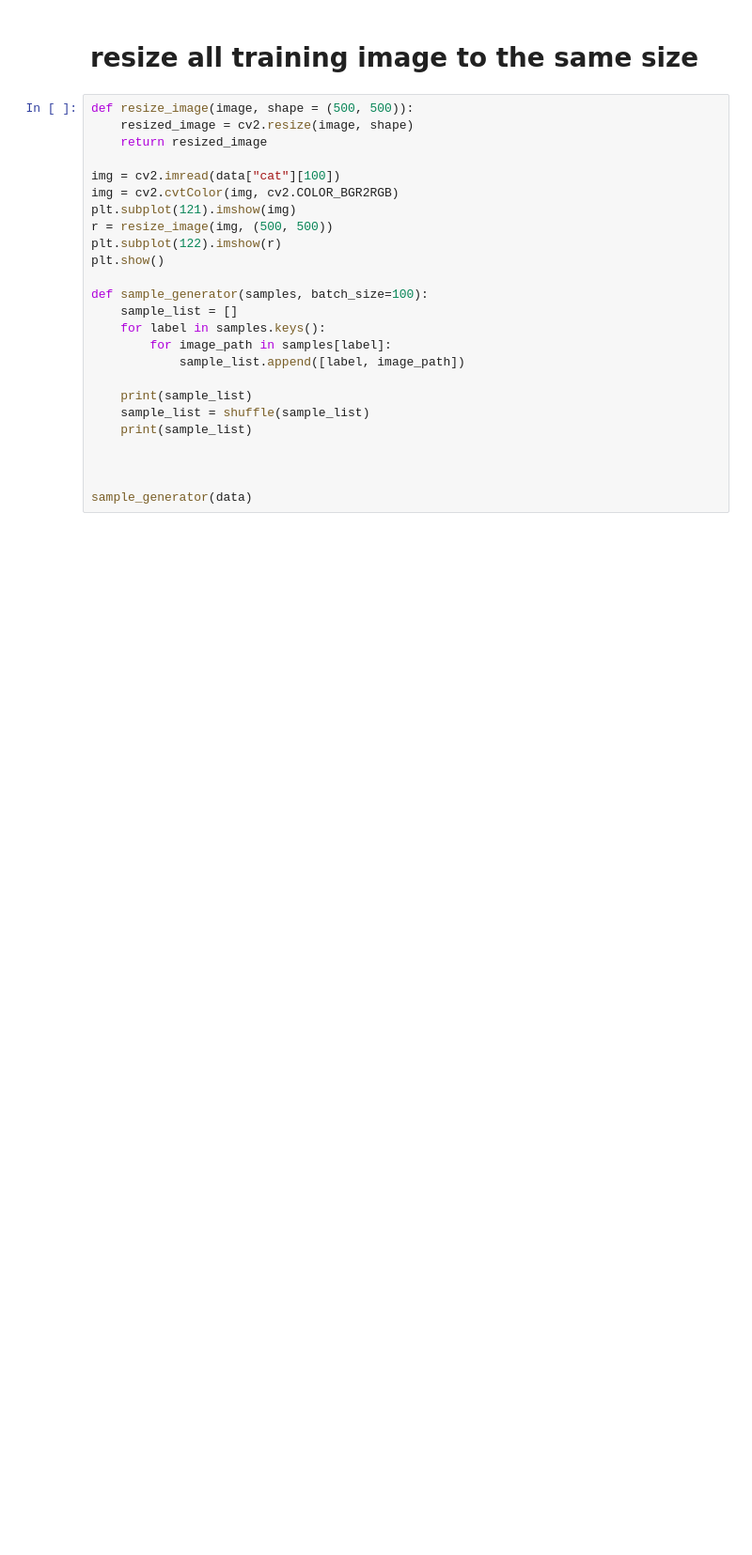
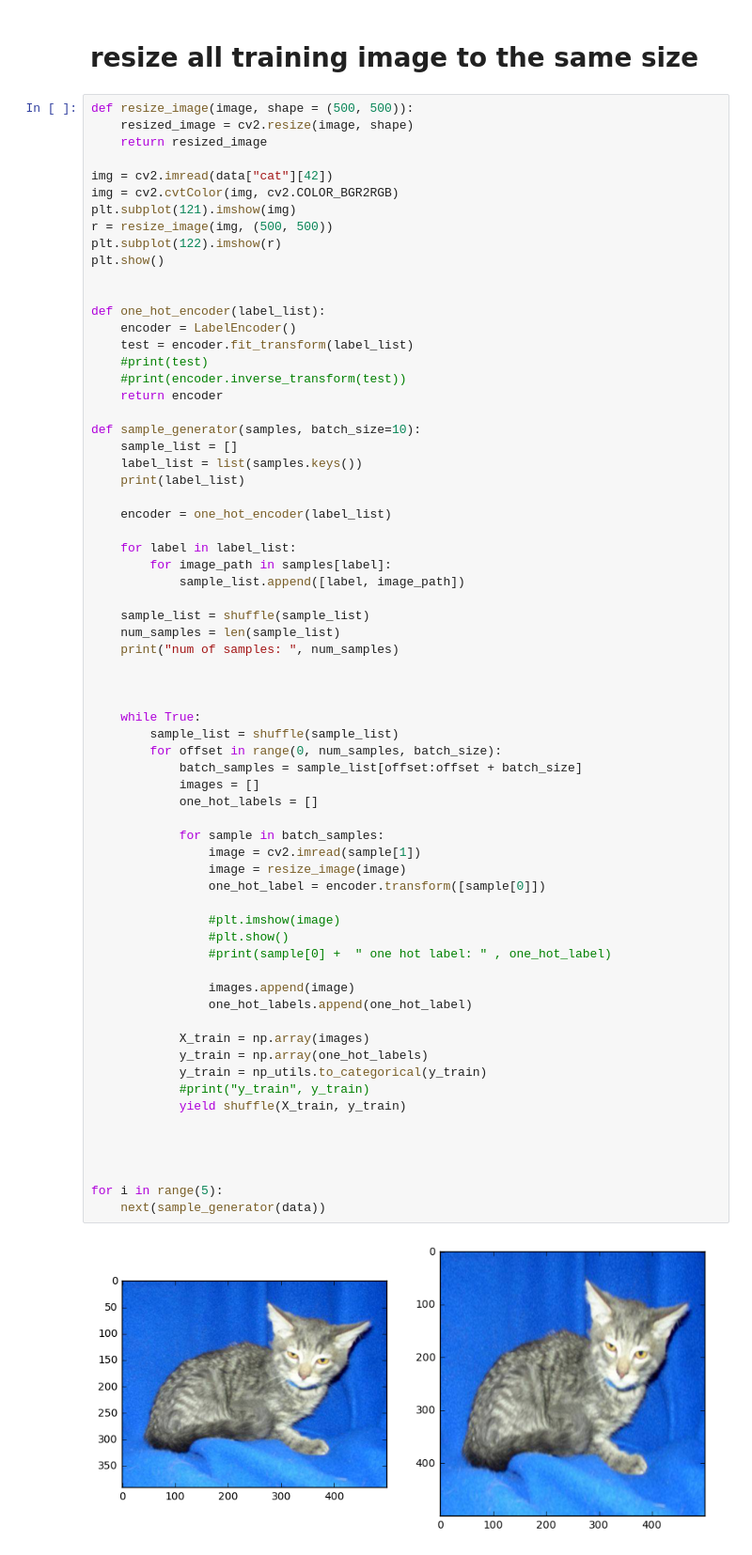
Before and after one commit to zwh42/DogVsCat, a Jupyter notebook: DogVsCatFlowSetup.ipynb, the cells around one changed output. Shown at 94% size. Saved outputs shown, nothing was run; the diff lists cells and outputs as text; blank space fills up the shorter version.

```diff
--- a/DogVsCatFlowSetup.ipynb
+++ b/DogVsCatFlowSetup.ipynb
@@ -90,25 +118,69 @@ visualize_image_size_distribution(temp_counter_dict)
 # %%
 def resize_image(image, shape = (500, 500)):
     resized_image = cv2.resize(image, shape)
     return resized_image
 
-img = cv2.imread(data["cat"][100])
+img = cv2.imread(data["cat"][42])
 img = cv2.cvtColor(img, cv2.COLOR_BGR2RGB)
 plt.subplot(121).imshow(img)
 r = resize_image(img, (500, 500))
 plt.subplot(122).imshow(r)
 plt.show()
 
-def sample_generator(samples, batch_size=100):
+
+def one_hot_encoder(label_list):
+    encoder = LabelEncoder()
+    test = encoder.fit_transform(label_list)
+    #print(test)
+    #print(encoder.inverse_transform(test))
+    return encoder
+
+def sample_generator(samples, batch_size=10):
     sample_list = []
-    for label in samples.keys():
+    label_list = list(samples.keys())
+    print(label_list)
+
+    encoder = one_hot_encoder(label_list)
+
+    for label in label_list:
         for image_path in samples[label]:
             sample_list.append([label, image_path])
 
-    print(sample_list)
     sample_list = shuffle(sample_list)
-    print(sample_list)
+    num_samples = len(sample_list)
+    print("num of samples: ", num_samples)
 
 
 
-sample_generator(data)
+    while True:
+        sample_list = shuffle(sample_list)
+        for offset in range(0, num_samples, batch_size):
+            batch_samples = sample_list[offset:offset + batch_size]
+            images = []
+            one_hot_labels = []
+
+            for sample in batch_samples:
+                image = cv2.imread(sample[1])
+                image = resize_image(image)
+                one_hot_label = encoder.transform([sample[0]])
+
+                #plt.imshow(image)
+                #plt.show()
+                #print(sample[0] +  " one hot label: " , one_hot_label)
+
+                images.append(image)
+                one_hot_labels.append(one_hot_label)
+
+            X_train = np.array(images)
+            y_train = np.array(one_hot_labels)
+            y_train = np_utils.to_categorical(y_train)
+            #print("y_train", y_train)
+            yield shuffle(X_train, y_train)
+
+
+
+
+for i in range(5):
+    next(sample_generator(data))
+# %% [output]
+[figure, added]
```
Also changed, not shown: parts of 6 cells of this notebook.
